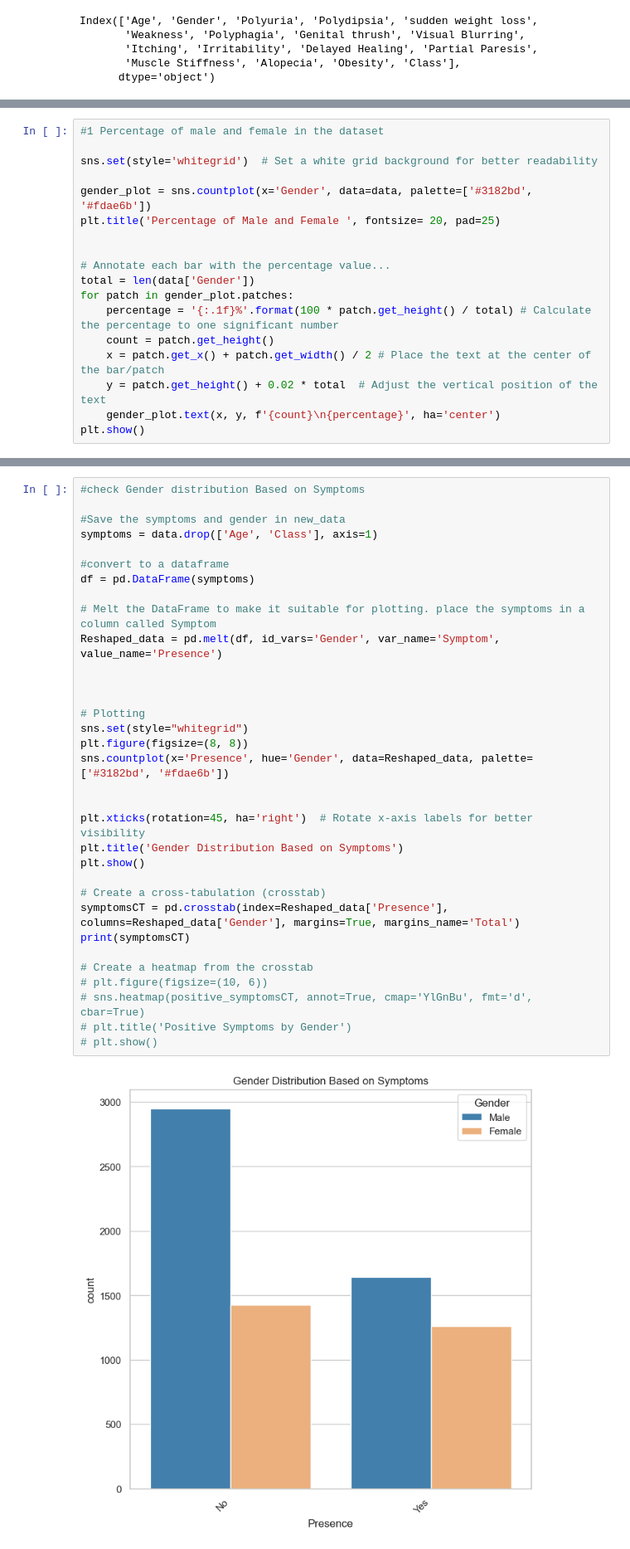
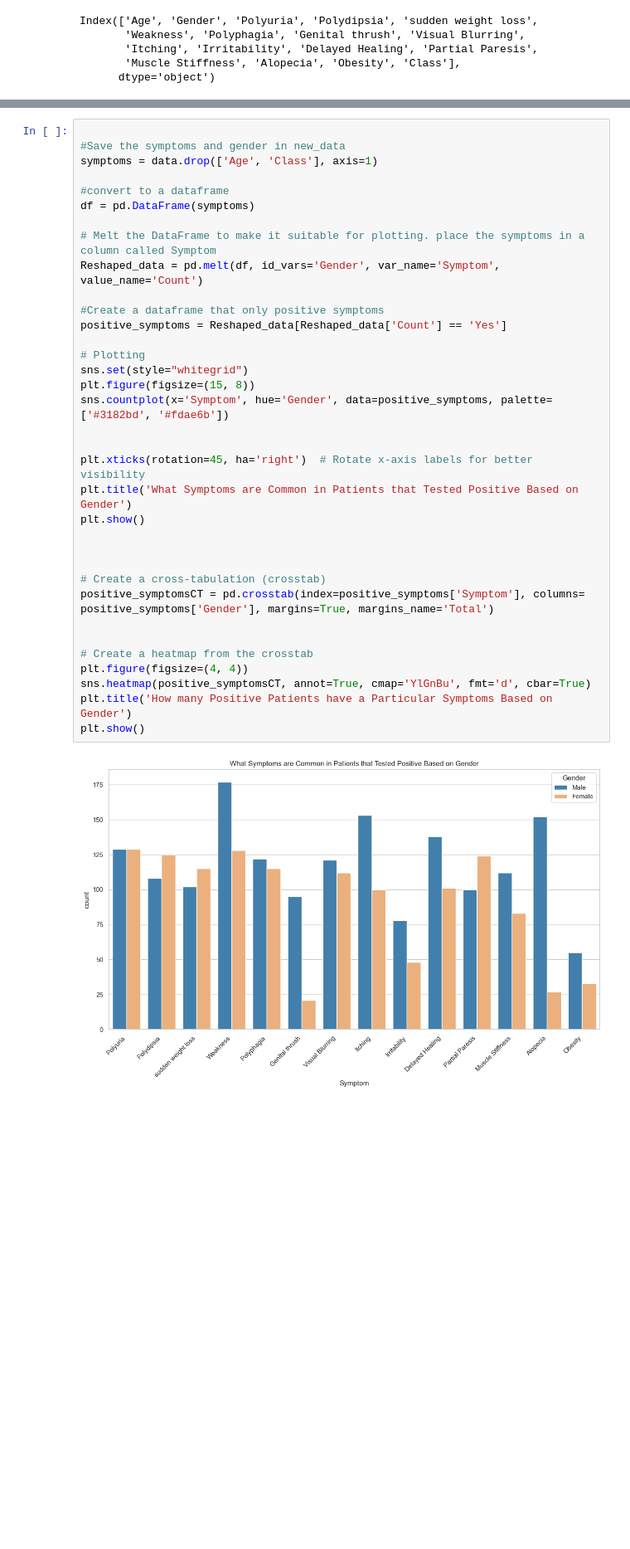
Before and after one commit to ifuu16/diabetes_early_detection, a Jupyter notebook: Early_Diabetes_Detection.ipynb, the cells around one changed output, grey strips where cells are left out. Shown at 83% size. Drawn from its saved outputs; the diff is of its cells as text; blank space fills up the shorter version.

```diff
--- a/Early_Diabetes_Detection.ipynb
+++ b/Early_Diabetes_Detection.ipynb
@@ -70,21 +70,3 @@ Exploratory Data Analysis (EDA) Questions:
 5) What is the earliest age for male or female patients to have daibetics?
 6) What are the symptoms that are common in both gender?
 7) What symptoms are not common in the genders
-# %%
-#1 Percentage of male and female in the dataset
-
-sns.set(style='whitegrid')  # Set a white grid background for better readability
-
-gender_plot = sns.countplot(x='Gender', data=data, palette=['#3182bd', '#fdae6b'])
-plt.title('Percentage of Male and Female ', fontsize= 20, pad=25)
-
-
-# Annotate each bar with the percentage value...
-total = len(data['Gender'])
-for patch in gender_plot.patches:
-    percentage = '{:.1f}%'.format(100 * patch.get_height() / total) # Calculate the percentage to one significant number
-    count = patch.get_height()
-    x = patch.get_x() + patch.get_width() / 2 # Place the text at the center of the bar/patch
-    y = patch.get_height() + 0.02 * total  # Adjust the vertical position of the text
-    gender_plot.text(x, y, f'{count}\n{percentage}', ha='center')
-plt.show()
@@ -162,35 +195,37 @@ Total        192   328    520
 # %%
-#check Gender distribution Based on Symptoms
 
 #Save the symptoms and gender in new_data
 symptoms = data.drop(['Age', 'Class'], axis=1)
 
 #convert to a dataframe
 df = pd.DataFrame(symptoms)
 
 # Melt the DataFrame to make it suitable for plotting. place the symptoms in a column called Symptom
-Reshaped_data = pd.melt(df, id_vars='Gender', var_name='Symptom', value_name='Presence')
+Reshaped_data = pd.melt(df, id_vars='Gender', var_name='Symptom', value_name='Count')
+
+#Create a dataframe that only positive symptoms
+positive_symptoms = Reshaped_data[Reshaped_data['Count'] == 'Yes']
+
+# Plotting
+sns.set(style="whitegrid")
+plt.figure(figsize=(15, 8))
+sns.countplot(x='Symptom', hue='Gender', data=positive_symptoms, palette=['#3182bd', '#fdae6b'])
+
+
+plt.xticks(rotation=45, ha='right')  # Rotate x-axis labels for better visibility
+plt.title('What Symptoms are Common in Patients that Tested Positive Based on Gender')
+plt.show()
 
 
 
-# Plotting
-sns.set(style="whitegrid")
-plt.figure(figsize=(8, 8))
-sns.countplot(x='Presence', hue='Gender', data=Reshaped_data, palette=['#3182bd', '#fdae6b'])
+# Create a cross-tabulation (crosstab)
+positive_symptomsCT = pd.crosstab(index=positive_symptoms['Symptom'], columns= positive_symptoms['Gender'], margins=True, margins_name='Total')
 
 
-plt.xticks(rotation=45, ha='right')  # Rotate x-axis labels for better visibility
-plt.title('Gender Distribution Based on Symptoms')
+# Create a heatmap from the crosstab
+plt.figure(figsize=(4, 4))
+sns.heatmap(positive_symptomsCT, annot=True, cmap='YlGnBu', fmt='d', cbar=True)
+plt.title('How many Positive Patients have a Particular Symptoms Based on Gender')
 plt.show()
-
-# Create a cross-tabulation (crosstab)
-symptomsCT = pd.crosstab(index=Reshaped_data['Presence'], columns=Reshaped_data['Gender'], margins=True, margins_name='Total')
-print(symptomsCT)
-
-# Create a heatmap from the crosstab
-# plt.figure(figsize=(10, 6))
-# sns.heatmap(positive_symptomsCT, annot=True, cmap='YlGnBu', fmt='d', cbar=True)
-# plt.title('Positive Symptoms by Gender')
-# plt.show()
 # %% [output]
-[figure, old version]
+[figure, new version]
```
Also changed, not shown: parts of 11 cells of this notebook.
